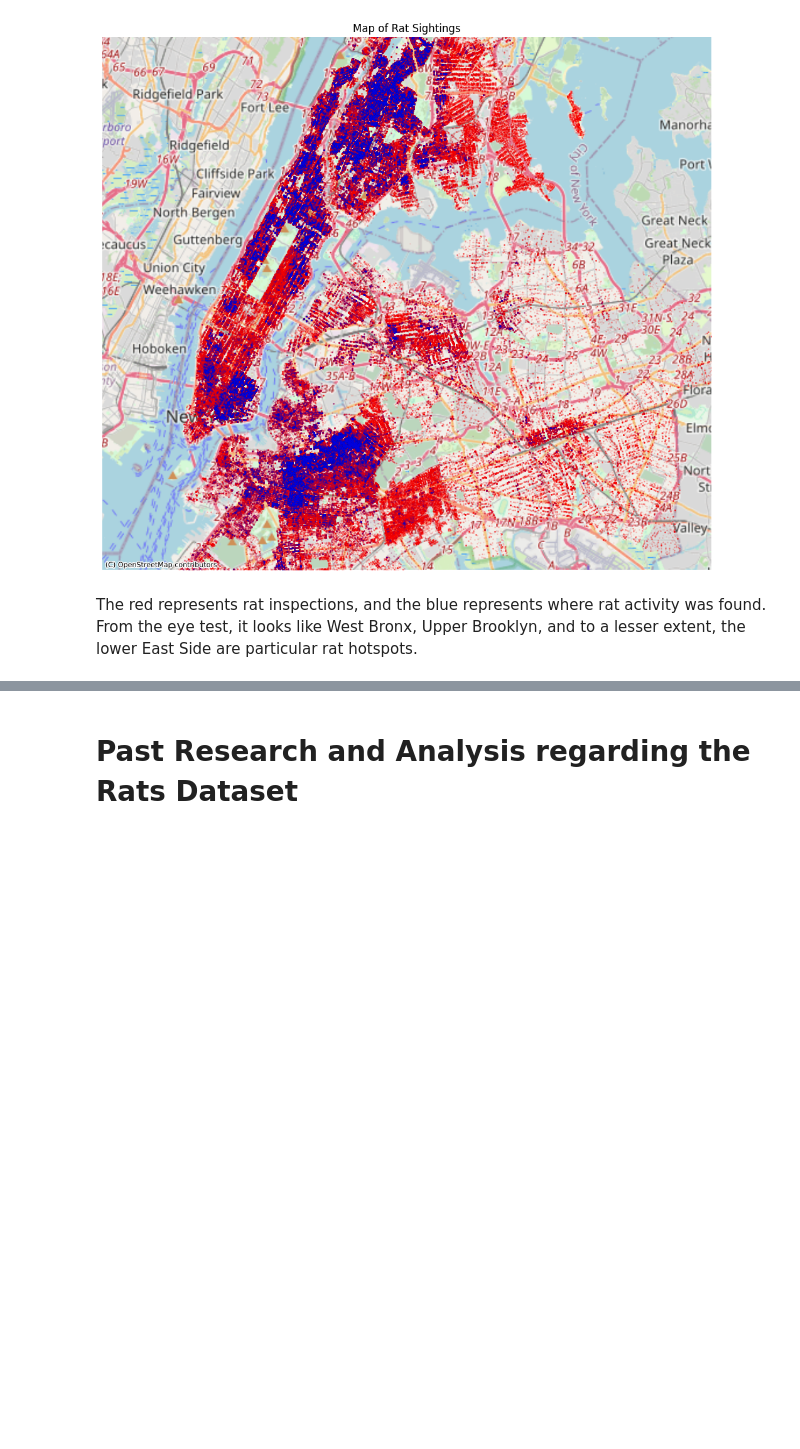
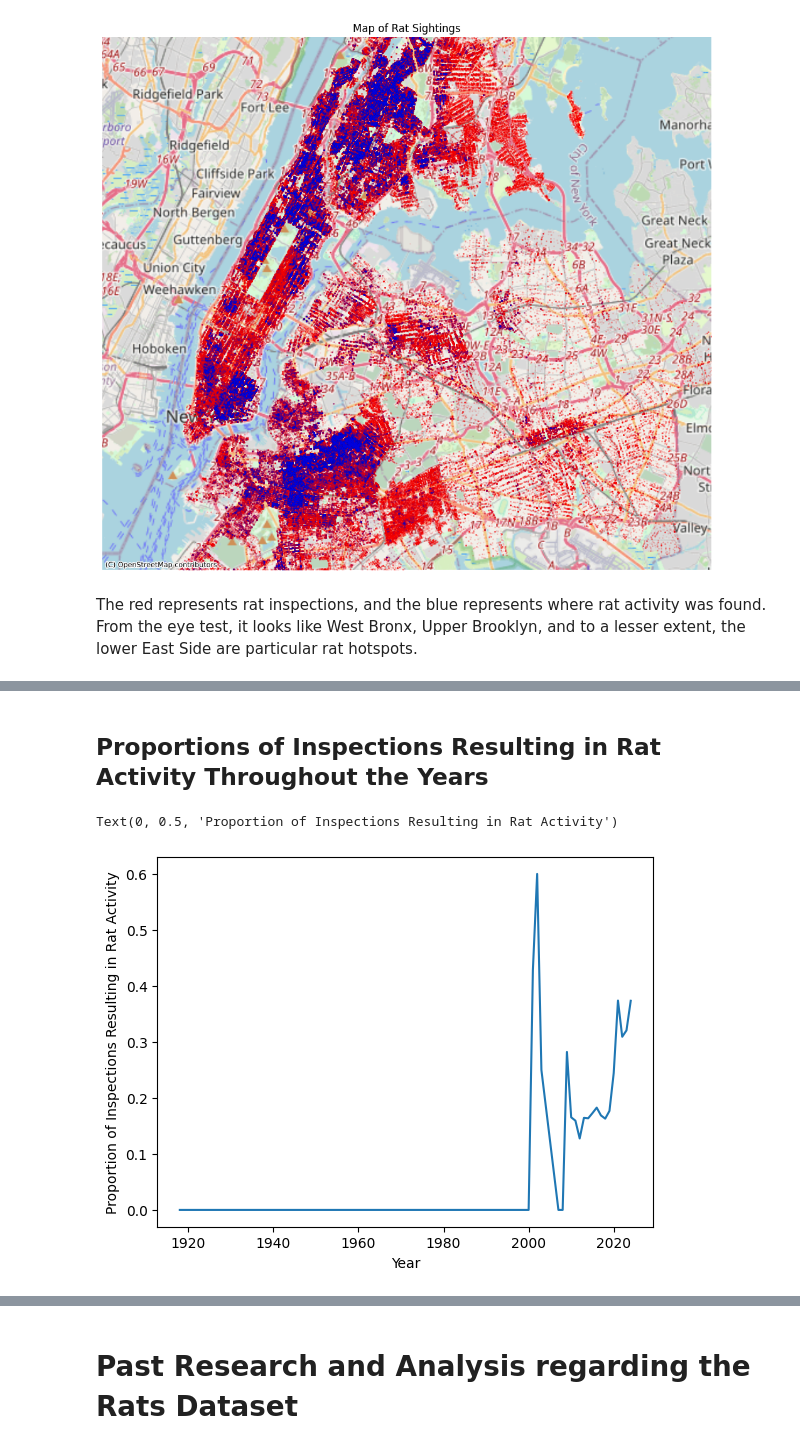
Before and after one commit to beachu23/final_proj_189, a Jupyter notebook: Final_project.ipynb, the cells around one changed output, grey strips where cells are left out. Drawn from its saved outputs; the diff is of its cells as text; code cells hidden in the pictures; blank space fills up the shorter version.

```diff
--- a/Final_project.ipynb
+++ b/Final_project.ipynb
@@ -100,0 +109,17 @@ df.drop(columns = ['JOB_ID', 'BBL', 'HOUSE_NUMBER', 'LOT', 'STREET_NAME', 'X_COO
+# %% [markdown]
+## Proportions of Inspections Resulting in Rat Activity Throughout the Years
+# %%
+temp_df = df.copy()
+temp_df['RESULT'] = temp_df['RESULT'].map({'Passed': 0, 'Rat Activity': 1})
+temp_df = (temp_df
+        .groupby('YEAR')[['RESULT']]
+        .mean()
+        .reset_index()
+        )
+
+sns.lineplot(data = temp_df, x = 'YEAR', y = 'RESULT')
+plt.xlabel('Year')
+plt.ylabel('Proportion of Inspections Resulting in Rat Activity')
+# %% [output]
+Text(0, 0.5, 'Proportion of Inspections Resulting in Rat Activity')
+[figure, added]
```
Also changed, not shown: parts of 11 cells of this notebook.
